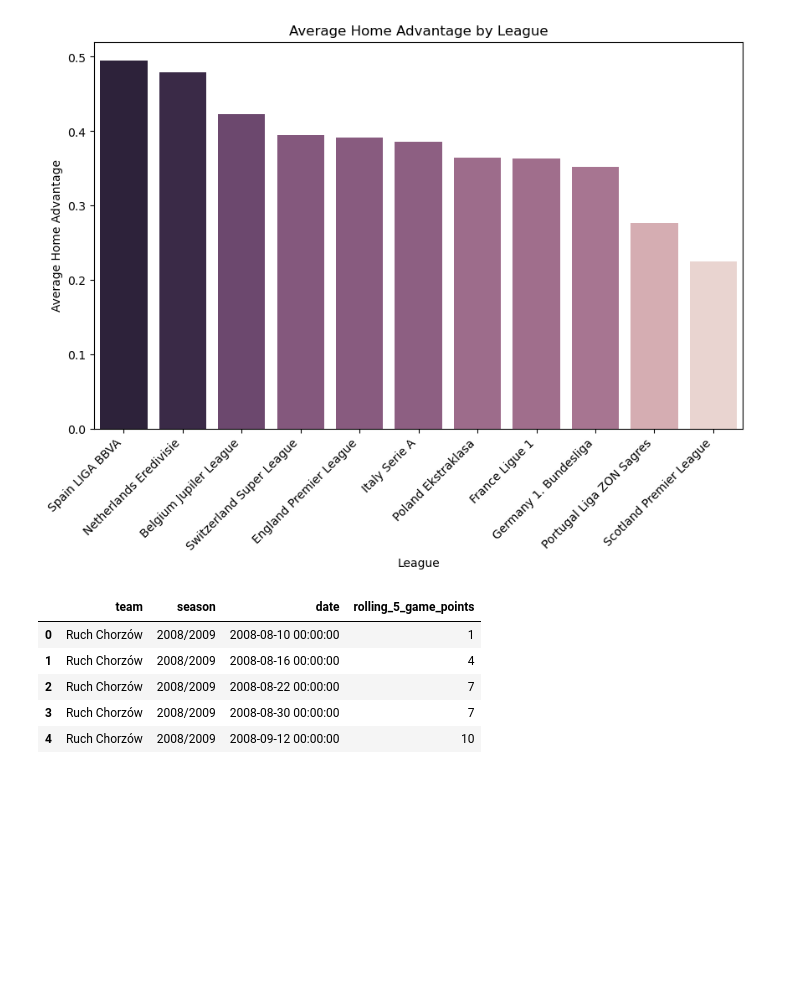
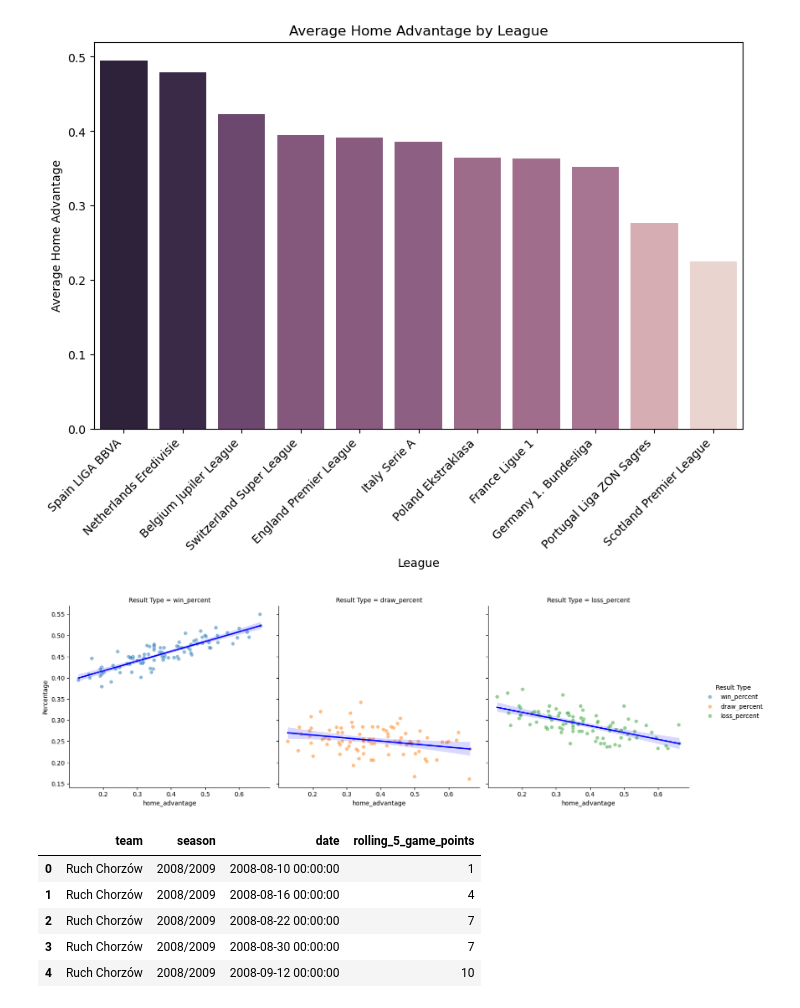
Before and after one commit to tonyinarula/football-analysis, a Jupyter notebook: analysis.ipynb, the cells around one changed output. Saved outputs shown, nothing was run; the diff lists cells and outputs as text; code cells hidden in the pictures; blank space fills up the shorter version.

Commit message:
Create home advantage versus win percentage graph

```diff
--- a/analysis.ipynb
+++ b/analysis.ipynb
@@ -77,6 +77,26 @@ plt.gca().get_legend().remove()
 plt.show()
 # %% [output]
 [figure]
+# %%
+df_long = home_adv_df.melt(id_vars = ['home_advantage'],
+                           value_vars = ['win_percent','draw_percent','loss_percent'],
+                           var_name = 'Result Type',
+                           value_name = 'Percentage')
+
+fig = sns.relplot(data = df_long,
+            x = 'home_advantage',
+            y = 'Percentage',
+            col = 'Result Type',
+            hue = 'Result Type',
+            #hue_order = ['Win','Draw','Loss'],
+            kind = 'scatter',
+            alpha = 0.5)
+fig.map(sns.regplot, 'home_advantage', 'Percentage', scatter = False, color = 'blue')
+
+
+plt.show()
+# %% [output]
+[figure, added]
 # %%
 running_pts_df = pd.read_csv('data/results/running_points_total.csv')
 running_pts_df.head()
```
